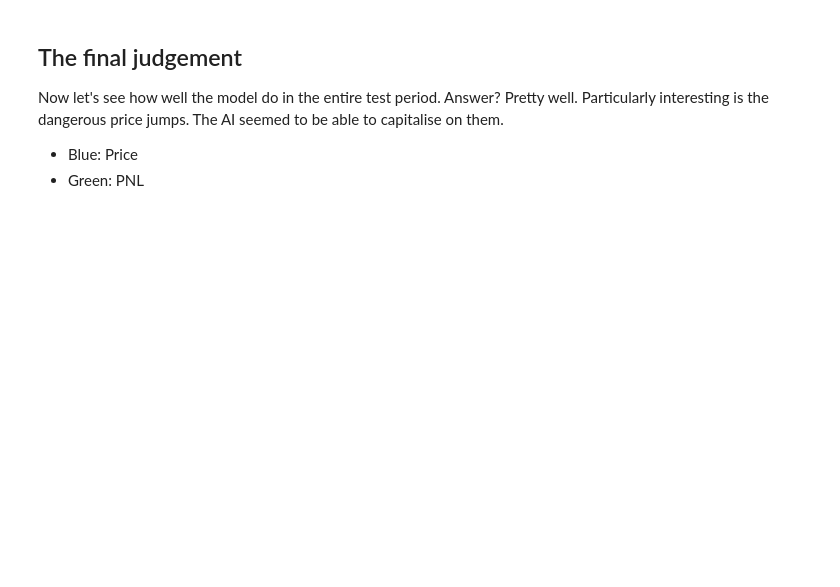
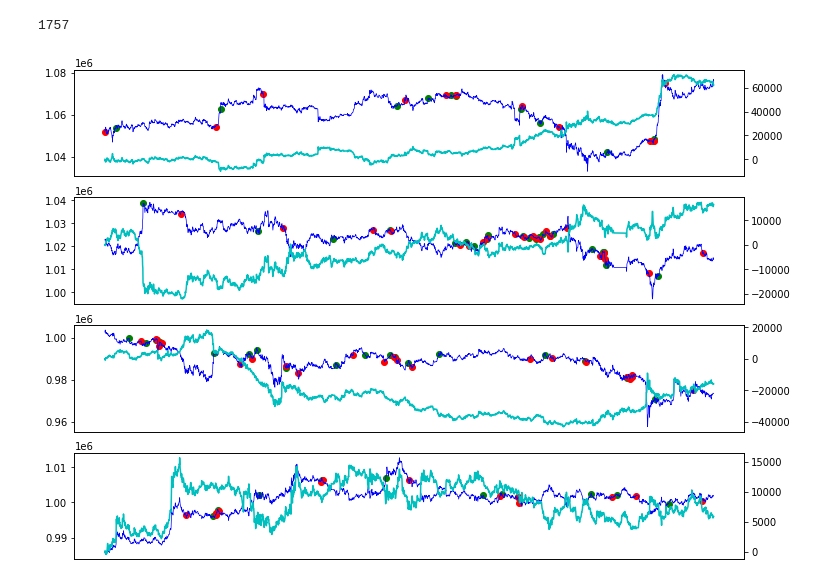
Before and after one commit to emagine-epython/epython-showcase, a Jupyter notebook: notebooks/ml/TestPerformance.ipynb, the cells around one changed output. Saved outputs shown, nothing was run; the diff lists cells and outputs as text; code cells hidden in the pictures; blank space fills up the shorter version.

```diff
--- a/notebooks/ml/TestPerformance.ipynb
+++ b/notebooks/ml/TestPerformance.ipynb
@@ -95,42 +90,36 @@ pnl_df.loc[pnl_df.index[0], 'trade'] = pnl_df.loc[pnl_df.index[0], 'position']
 pnl_df['pnl'] = pnl_df.position_prev * (pnl_df.mid - pnl_df.mid_prev) - \
                 pnl_df.trade * (pnl_df.ask - pnl_df.bid) / 2.
 pnl_df['pnl'] = pnl_df.pnl.cumsum()
+# %%
+## Num trades
+pnl_df[pnl_df.trade != 0].shape[0]
+# %% [output]
+1757
 # %%
-def plot_trades(start_day, graph_num, ax1):
-    #plt.subplot(4,1,graph_num)
+def plot_trades(start_day, graph_num):
+    plt.subplot(4,1,graph_num)
     #fig, ax1 = plt.subplots()#nrows=1, ncols=2, sharex=True)
     #fig, ax1 = plt.subplots()
-    #ax1=plt.gca()
+    ax1=plt.gca()
     start_date = start_day * 60 * 24
     end_date = start_date + 60 * 24 * 2
     df = pnl_df[start_date:end_date]
-    ax1.plot(df[df.trade > 0.5].mid, 'go')
-    ax1.plot(df[df.trade < -0.5].mid, 'ro')
-    #df[df.trade > 0.5].mid.plot(ax=ax1, style='go')
-    #df[df.trade > 0.5].mid.plot(ax=ax1, style='go')
-    #df[df.trade < -0.5].mid.plot(ax=ax1, style='ro')
+
+    df[df.trade > 0.5].mid.plot(ax=ax1, style='go')
+    df[df.trade < -0.5].mid.plot(ax=ax1, style='ro')
     ax1.get_xaxis().set_visible(False)
     ax2 = ax1.twinx()
-
-    ax1.plot(df.mid, 'b-', linewidth=0.7)
-    ax2.plot(df.pnl - df.loc[df.index[0], 'pnl'], 'c-')
+    df.mid.plot(ax=ax1, style='b-', linewidth=0.7)
+    (df.pnl - df.loc[df.index[0], 'pnl']).plot(ax=ax2, style='c-')
     ax2.get_xaxis().set_visible(False)
 
 
-#plt.figure(figsize=(12,10))
-start_days = (0, 5, 10, 16)
-f, axs = plt.subplots(len(start_days), 1)
-f.set_size_inches(18.5, 10.5)
-#fig, ax1 = plt.subplots(4, 1)
-for i, (ax, d) in enumerate(zip(axs, start_days)):
-    plot_trades(d, i+1, ax)
+plt.figure(figsize=(12,10))
+
+for i, d in enumerate((0, 10, 20, 30)):
+    plot_trades(d, i+1)
+# %% [output]
+[figure, added]
-# %% [markdown]
-## The final judgement
-
-Now let's see how well the model do in the entire test period. Answer? Pretty well. Particularly interesting is the dangerous price jumps. The AI seemed to be able to capitalise on them.
-
- * Blue: Price
- * Green: PNL
 # %%
 fig, ax1 = plt.subplots()
 pnl_df.pnl.plot(ax=ax1, style='g', label='pnl')
```
Also changed, not shown: parts of 20 cells of this notebook.
